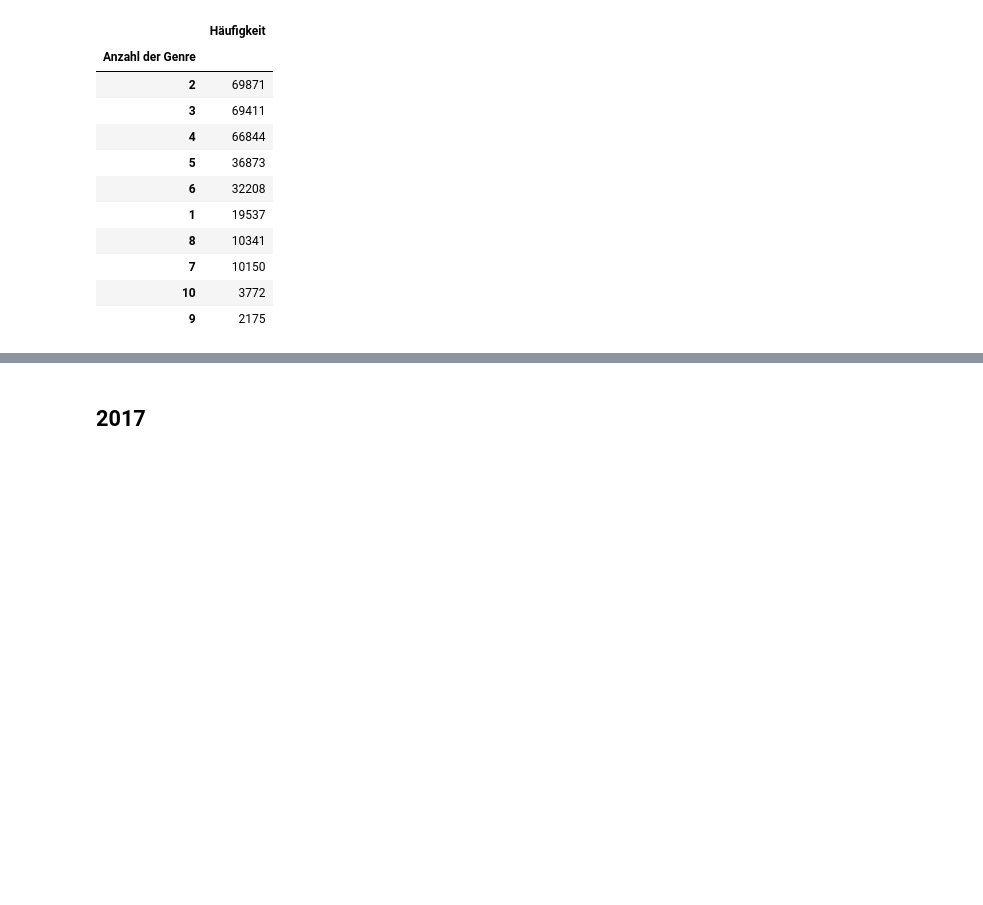
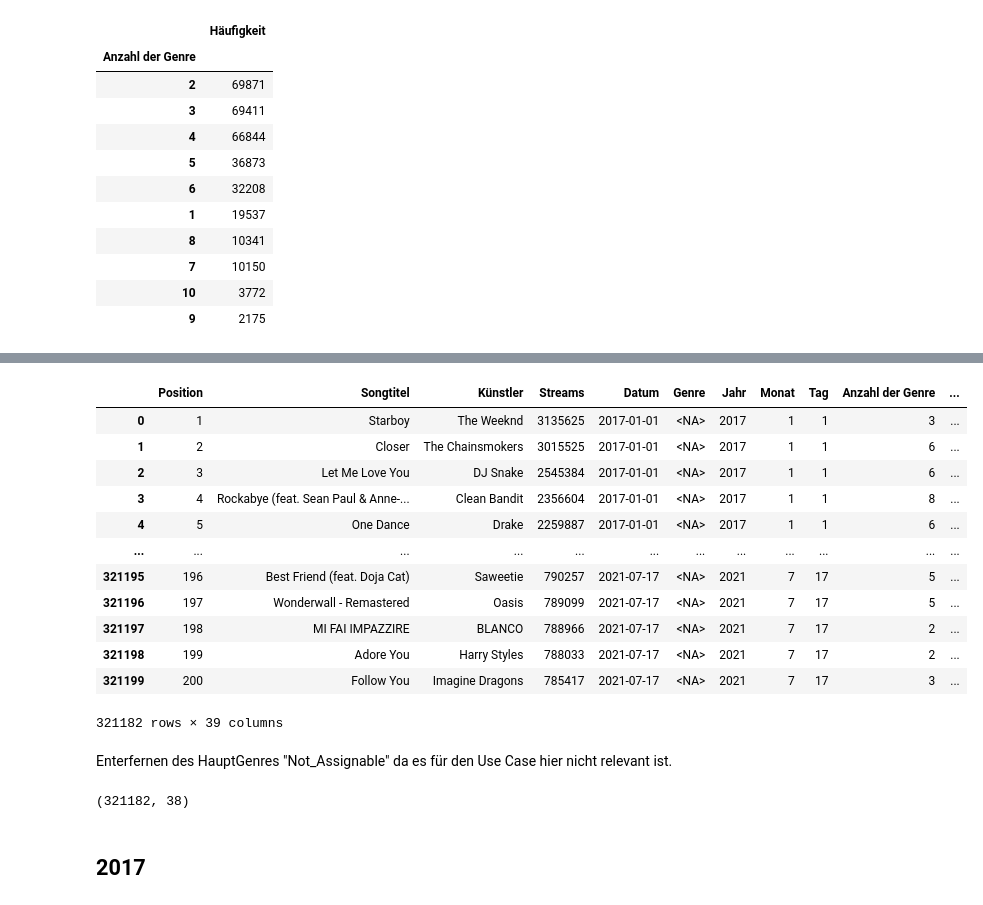
Before and after one commit to Marenabele/Spotify_Genre, a Jupyter notebook: Code/Spotify.ipynb, the cells around one changed output, grey strips where cells are left out. Cells and saved outputs as stored; diff of their text form; code cells hidden in the pictures; blank space fills up the shorter version.

Commit message:
CSV-Dateien Bearbeitereter Daten nach Jahr mit Main Genres

```diff
--- a/Code/Spotify.ipynb
+++ b/Code/Spotify.ipynb
@@ -463,0 +466,4 @@ Anzahl der Genre je Eintrag
+# %%
+# Importieren des Genre Mapping
+df_genre_map = pd.read_csv("../Daten/genres_5701_18-_Mapping.csv", sep=";", na_values=["n/a"])
+df_genre_map
@@ -463,0 +484,4 @@ Anzahl der Genre je Eintrag
+# %%
+# Entfernen leerer Spalten
+df_genre_map = df_genre_map.iloc[:, [0, 1]]
+df_genre_map
@@ -463,0 +519,10 @@ Anzahl der Genre je Eintrag
+# %%
+# Erstellen der Spalten für die Main Genres
+dummies = pd.get_dummies(df_genre_map["main_genre"])
+
+dummies = dummies.applymap(lambda x: False)
+df_with_main_genres = pd.concat([df, dummies], axis=1)
+df_with_main_genres.iloc[:, -19:] = df_with_main_genres.iloc[:, -20:].fillna(False)
+df_with_main_genres.iloc[:, -19:] =  0
+
+df_with_main_genres.iloc[:, -25:]
@@ -463,0 +558,17 @@ Anzahl der Genre je Eintrag
+# %%
+# Iteration über alle Zeilen zum Mapping der Genres mit den Hauptgenres
+for index, row in df_with_main_genres.iterrows():
+    count = 0
+    for i in range(10):
+        # print( row[f'Genre {i+1}'])
+        matched_genre = df_genre_map[df_genre_map["genres"] == row[f'Genre {i+1}']]
+        if not matched_genre.empty:
+            matched_main_genre = matched_genre["main_genre"].iloc[0]
+
+            df_with_main_genres.loc[index, matched_main_genre] = 1
+    if index % 10000 == 0:
+        print(index)
+    if index == 100:
+        print(df_with_main_genres.iloc[:, -25:])
+
+    # print(count)
@@ -463,0 +593,24 @@ Anzahl der Genre je Eintrag
+# %%
+df_with_main_genres
+# %% [output]
+|  | Position | Songtitel | Künstler | Streams | Datum | Genre | Jahr | Monat | Tag | Anzahl der Genre | ... |
+| 0 | 1 | Starboy | The Weeknd | 3135625 | 2017-01-01 | <NA> | 2017 | 1 | 1 | 3 | ... |
+| 1 | 2 | Closer | The Chainsmokers | 3015525 | 2017-01-01 | <NA> | 2017 | 1 | 1 | 6 | ... |
+| 2 | 3 | Let Me Love You | DJ Snake | 2545384 | 2017-01-01 | <NA> | 2017 | 1 | 1 | 6 | ... |
+| 3 | 4 | Rockabye (feat. Sean Paul & Anne-... | Clean Bandit | 2356604 | 2017-01-01 | <NA> | 2017 | 1 | 1 | 8 | ... |
+| 4 | 5 | One Dance | Drake | 2259887 | 2017-01-01 | <NA> | 2017 | 1 | 1 | 6 | ... |
+| ... | ... | ... | ... | ... | ... | ... | ... | ... | ... | ... | ... |
+| 321195 | 196 | Best Friend (feat. Doja Cat) | Saweetie | 790257 | 2021-07-17 | <NA> | 2021 | 7 | 17 | 5 | ... |
+| 321196 | 197 | Wonderwall - Remastered | Oasis | 789099 | 2021-07-17 | <NA> | 2021 | 7 | 17 | 5 | ... |
+| 321197 | 198 | MI FAI IMPAZZIRE | BLANCO | 788966 | 2021-07-17 | <NA> | 2021 | 7 | 17 | 2 | ... |
+| 321198 | 199 | Adore You | Harry Styles | 788033 | 2021-07-17 | <NA> | 2021 | 7 | 17 | 2 | ... |
+| 321199 | 200 | Follow You | Imagine Dragons | 785417 | 2021-07-17 | <NA> | 2021 | 7 | 17 | 3 | ... |
+321182 rows × 39 columns
+# %% [markdown]
+Enterfernen des HauptGenres "Not_Assignable" da es für den Use Case hier nicht relevant ist.
+# %%
+df_with_main_genres_1 = df_with_main_genres.drop(columns=['Not_assignable'])
+
+df_with_main_genres_1.shape
+# %% [output]
+(321182, 38)
```
Also changed, not shown: parts of 19 cells of this notebook, 7 other files.
